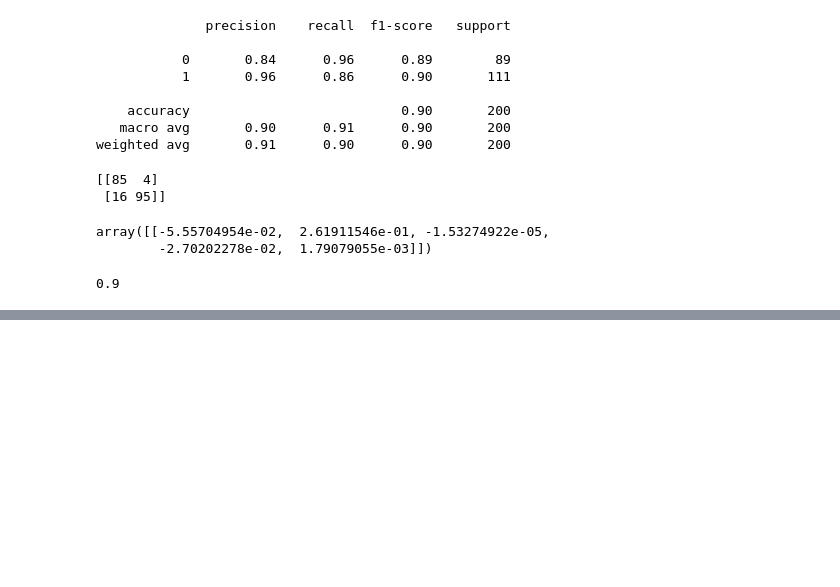
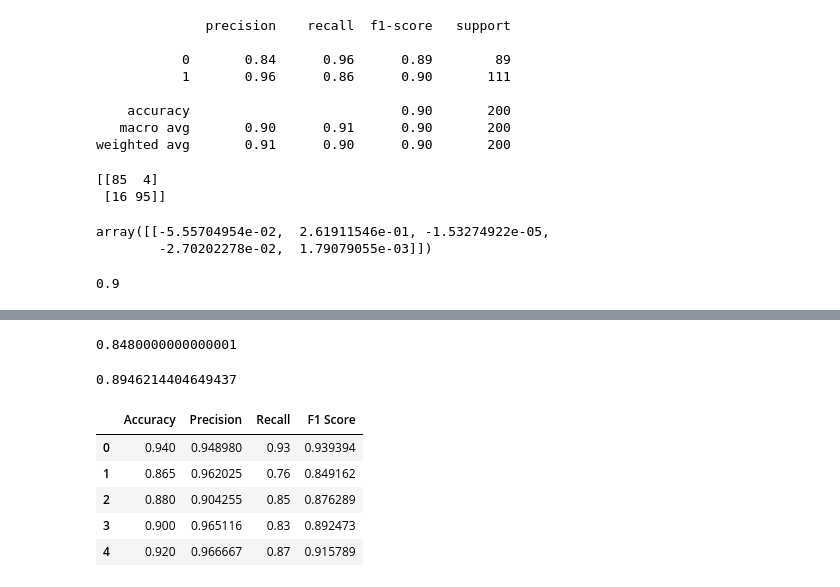
Before and after one commit to Shaheer-Imam/Data-Science, a Jupyter notebook: Logistic Regression/Ad click regression.ipynb, the cells around one changed output, grey strips where cells are left out. Drawn from its saved outputs; the diff is of its cells as text; code cells hidden in the pictures; blank space fills up the shorter version.

```diff
--- a/Logistic Regression/Ad click regression.ipynb
+++ b/Logistic Regression/Ad click regression.ipynb
@@ -247,0 +352,2 @@ accuracy_score(y_test,predictions)
+# %%
+cv_precision = cross_val_score(clf,x,y,cv=5,scoring="precision")
@@ -247,0 +362,26 @@ accuracy_score(y_test,predictions)
+# %%
+cv_recall = cross_val_score(clf,x,y,cv=5,scoring="recall")
+# %%
+np.mean(cv_recall)
+# %% [output]
+0.8480000000000001
+# %%
+cv_f1 = cross_val_score(clf,x,y,cv=5,scoring="f1")
+# %%
+np.mean(cv_f1)
+# %% [output]
+0.8946214404649437
+# %%
+cv_metrics = pd.DataFrame({"Accuracy":cv_accuracy,
+                           "Precision":cv_precision,
+                           "Recall":cv_recall,
+                           "F1 Score":cv_f1})
+# %%
+cv_metrics
+# %% [output]
+|  | Accuracy | Precision | Recall | F1 Score |
+| 0 | 0.940 | 0.948980 | 0.93 | 0.939394 |
+| 1 | 0.865 | 0.962025 | 0.76 | 0.849162 |
+| 2 | 0.880 | 0.904255 | 0.85 | 0.876289 |
+| 3 | 0.900 | 0.965116 | 0.83 | 0.892473 |
+| 4 | 0.920 | 0.966667 | 0.87 | 0.915789 |
```
Also changed, not shown: parts of 24 cells of this notebook.
